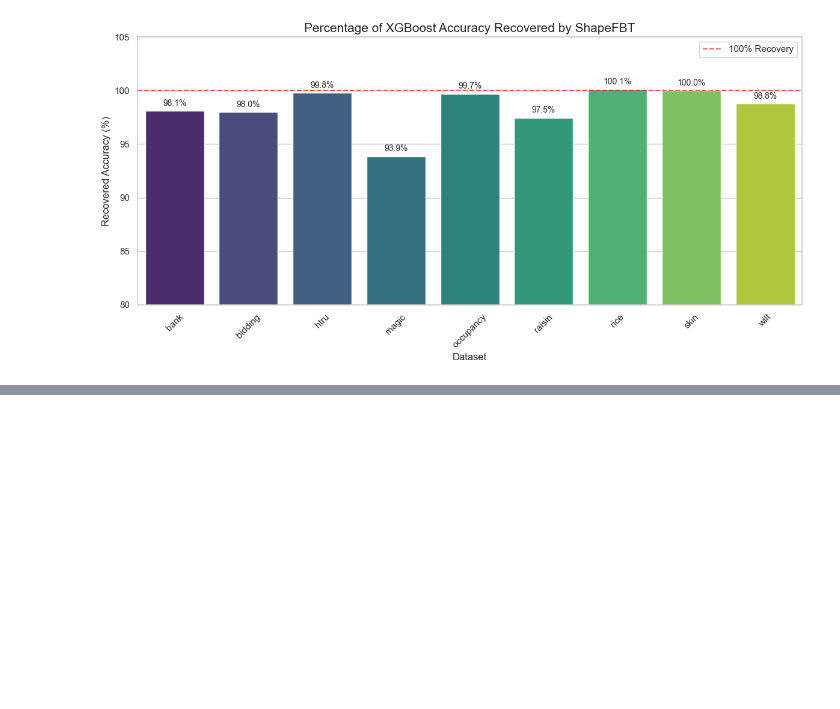
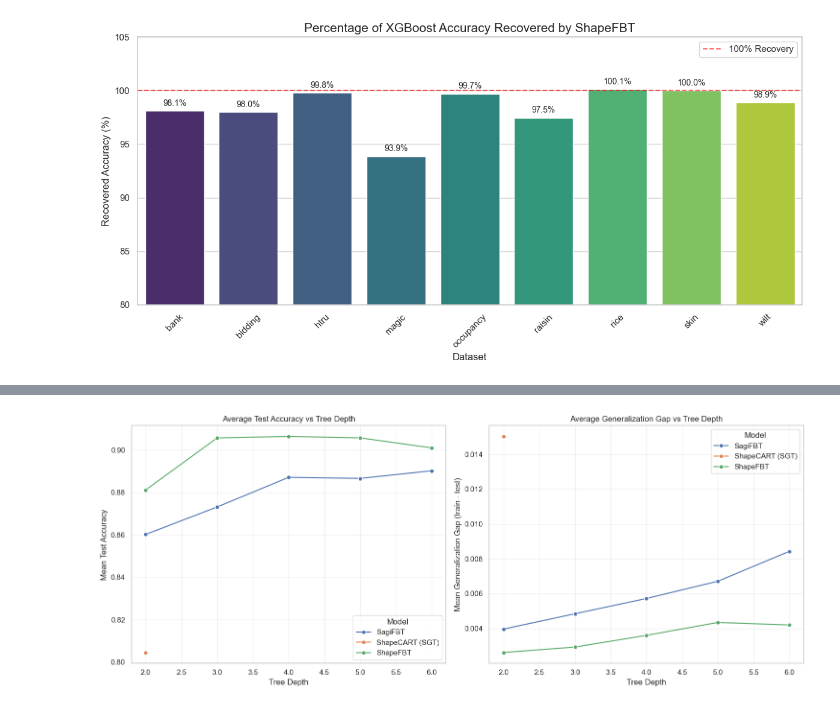
Before and after one commit to bzorbozan/SagiXGBoostTreeApproximator, a Jupyter notebook: analysis/generalization_analysis.ipynb, the cells around one changed output, grey strips where cells are left out. Cells and saved outputs as stored; diff of their text form; code cells hidden in the pictures; blank space fills up the shorter version.

```diff
--- a/analysis/generalization_analysis.ipynb
+++ b/analysis/generalization_analysis.ipynb
@@ -142,0 +259,38 @@ Passing `palette` without assigning `hue` is deprecated and will be removed in v
+# %%
+# Cell 8: Plot test accuracy and generalization gap vs tree depth (averaged)
+fig, axes = plt.subplots(1, 2, figsize=(15, 6), sharex=False)
+
+sns.lineplot(
+    data=avg_by_depth,
+    x='depth_used',
+    y='test_acc_mean',
+    hue='model_display',
+    marker='o',
+    ax=axes[0]
+)
+axes[0].set_title('Average Test Accuracy vs Tree Depth')
+axes[0].set_xlabel('Tree Depth')
+axes[0].set_ylabel('Mean Test Accuracy')
+axes[0].grid(alpha=0.3)
+
+sns.lineplot(
+    data=avg_by_depth,
+    x='depth_used',
+    y='generalization_gap_mean',
+    hue='model_display',
+    marker='o',
+    ax=axes[1]
+)
+axes[1].set_title('Average Generalization Gap vs Tree Depth')
+axes[1].set_xlabel('Tree Depth')
+axes[1].set_ylabel('Mean Generalization Gap (train - test)')
+axes[1].grid(alpha=0.3)
+
+# Keep one legend per subplot for easy reading
+axes[0].legend(title='Model')
+axes[1].legend(title='Model')
+
+plt.tight_layout()
+plt.show()
+# %% [output]
+[figure, added]
```
Also changed, not shown: parts of 6 cells of this notebook, 27 other files.
